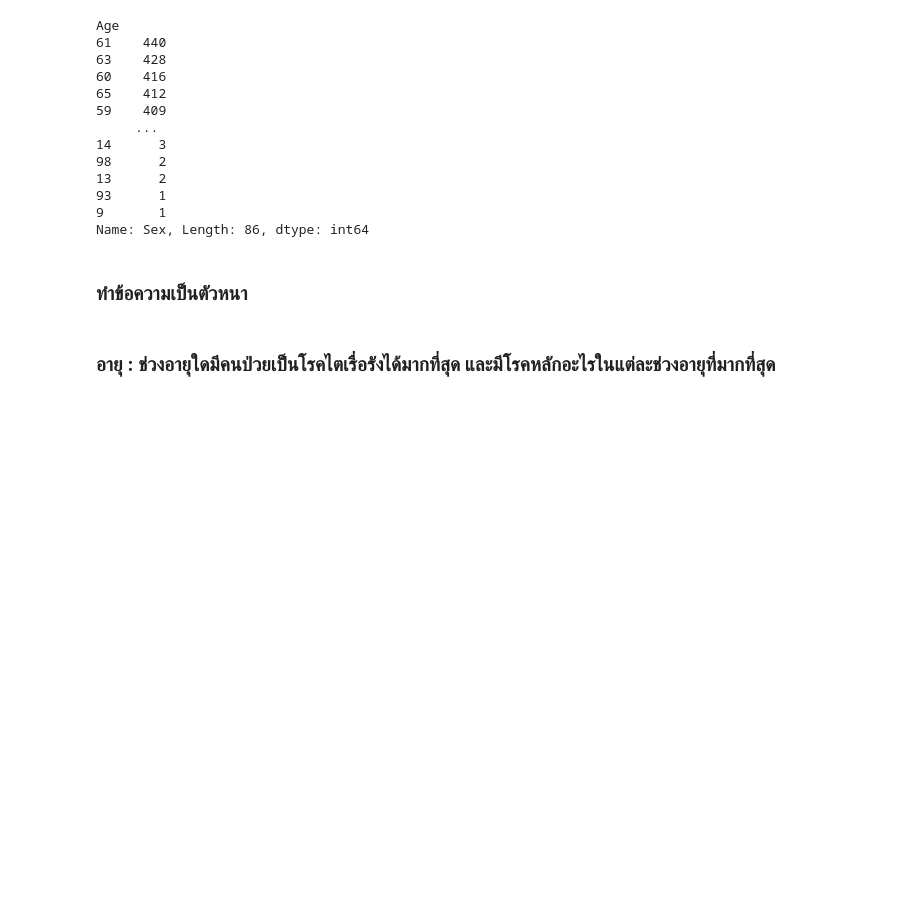
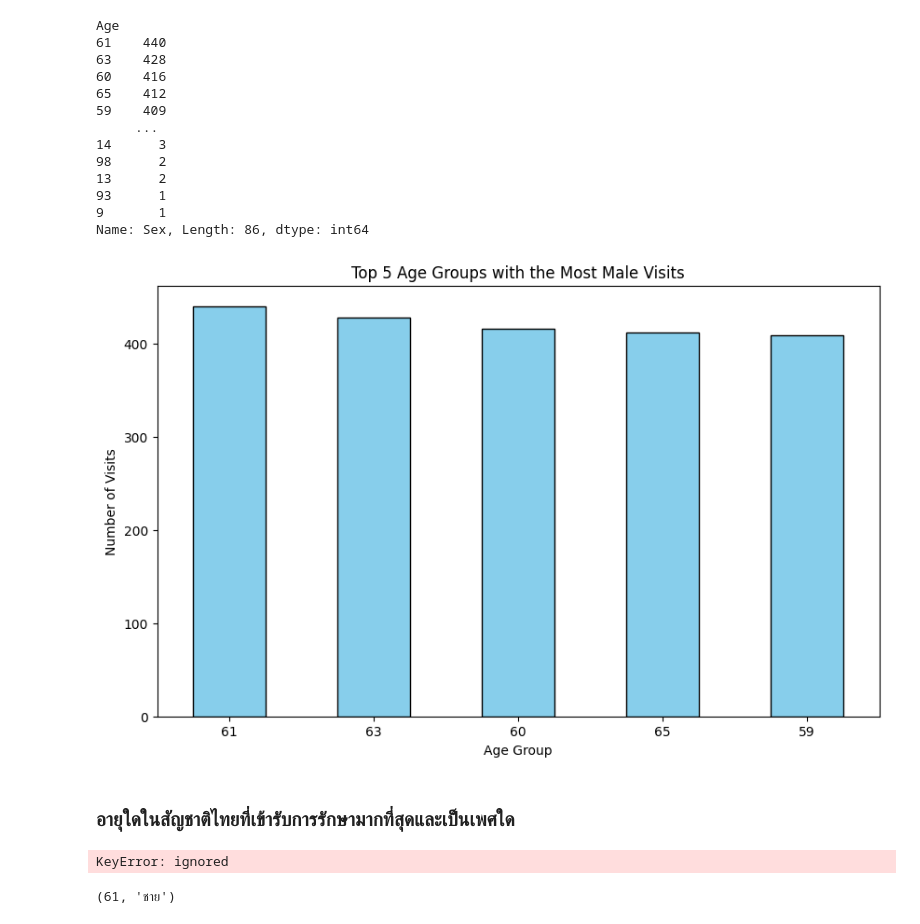
Before and after one commit to qmcnn/Data-Mining, a Jupyter notebook: Project_Mining.ipynb, the cells around one changed output. Drawn from its saved outputs; the diff is of its cells as text; code cells hidden in the pictures; blank space fills up the shorter version.

```diff
--- a/Project_Mining.ipynb
+++ b/Project_Mining.ipynb
@@ -223,7 +280,8 @@ ENTY.plot.bar()
 # %% [markdown]
 ### **ช่วงอายุใดในเพศชายที่มีการเข้ารับรักษามากสุด**
 # %%
-visit_df[visit_df['Sex'] == 'ชาย'].groupby('Age')['Sex'].count().sort_values(ascending=False)
+age = visit_df[visit_df['Sex'] == 'ชาย'].groupby('Age')['Sex'].count().sort_values(ascending=False)
+age
 # %% [output]
 Age
 61    440
@@ -238,7 +296,51 @@ Age
 93      1
 9       1
 Name: Sex, Length: 86, dtype: int64
-# %% [markdown]
-### **ทำข้อความเป็นตัวหนา**
-# %% [markdown]
-### **อายุ : ช่วงอายุใดมีคนป่วยเป็นโรคไตเรื่อรังได้มากที่สุด และมีโรคหลักอะไรในแต่ละช่วงอายุที่มากที่สุด**
+# %%
+# เลือกเฉพาะ 5 กลุ่มอายุแรก
+top_5_male_visits_by_age = age.head(5)
+
+# สร้างแผนภูมิแท่งเปรียบเทียบ
+plt.figure(figsize=(10, 6))
+top_5_male_visits_by_age.plot(kind='bar', color='skyblue', edgecolor='black')
+plt.title('Top 5 Age Groups with the Most Male Visits')
+plt.xlabel('Age Group')
+plt.ylabel('Number of Visits')
+plt.xticks(rotation=0)
+plt.show()
+# %% [output]
+[figure, added]
+# %% [markdown]
+### **อายุใดในสัญชาติไทยที่เข้ารับการรักษามากที่สุดและเป็นเพศใด**
+# %%
+ import matplotlib.pyplot as plt
+
+# กรองข้อมูลเฉพาะสัญชาติไทย
+thai_patients = visit_df[visit_df['NATNL'] == 'ไทย']
+
+# หาจำนวนการเข้ารับการรักษาในแต่ละกลุ่มอายุ
+age_group_visits = thai_patients.groupby('Age Group')['Age'].count().sort_values(ascending=False)
+
+# เลือกเฉพาะ 5 กลุ่มอายุแรก
+top_5_age_group_visits = age_group_visits.head(5)
+
+# สร้างแผนภูมิแท่งเปรียบเทียบ
+plt.figure(figsize=(10, 6))
+top_5_age_group_visits.plot(kind='bar', color='skyblue', edgecolor='black')
+plt.title('Top 5 Age Groups with the Most Visits among Thai Nationals')
+plt.xlabel('Age Group')
+plt.ylabel('Number of Visits')
+plt.xticks(rotation=0)
+plt.show()
+# %% [output]
+KeyError: ignored
+# %%
+# กรองข้อมูลเฉพาะสัญชาติไทย
+thai_patients = visit_df[visit_df['NATNL'] == 'ไทย']
+
+# หากลุ่มอายุที่มีจำนวนการเข้ารับการรักษามากที่สุด
+most_visited_age = thai_patients.groupby('Age')['Sex'].value_counts()
+most_visited_age_max = most_visited_age.idxmax()
+most_visited_age_max
+# %% [output]
+(61, 'ชาย')
```
Also changed, not shown: parts of 10 cells of this notebook.
